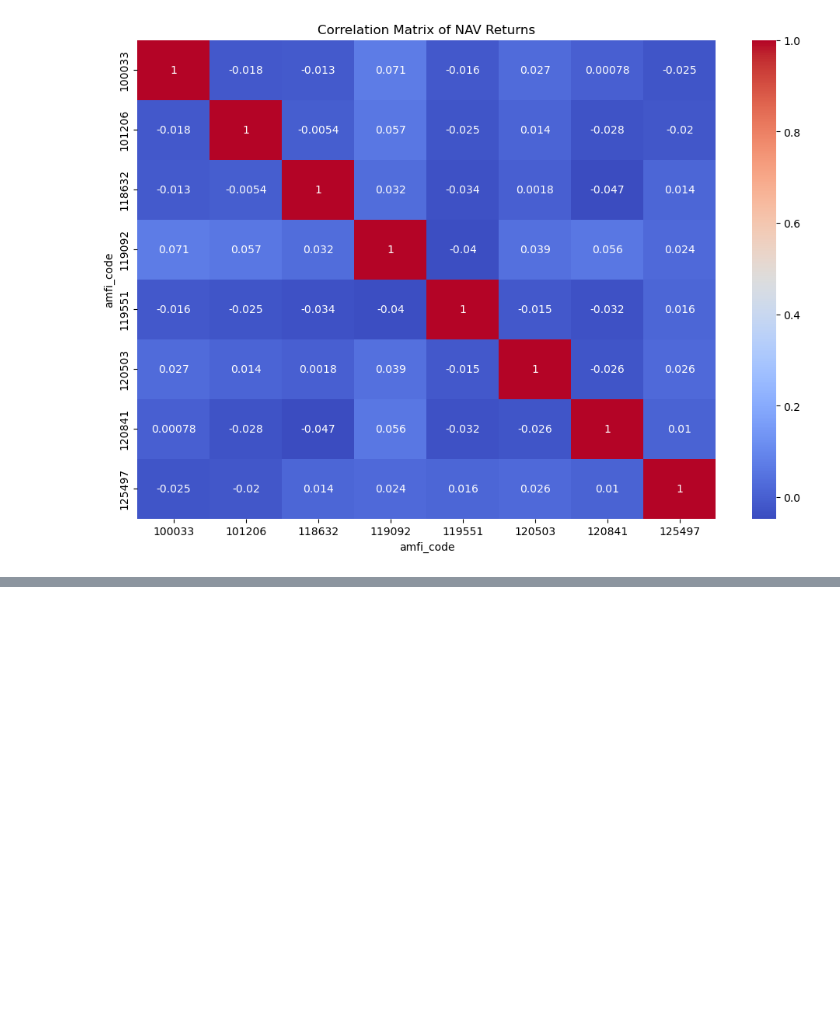
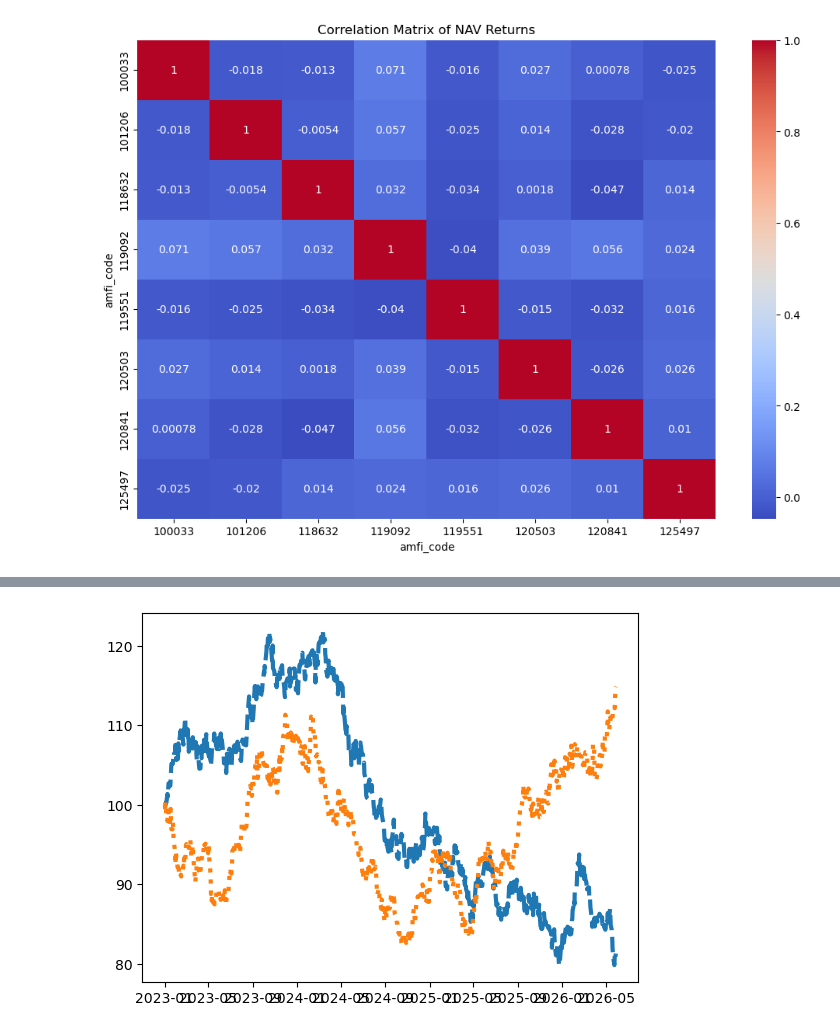
Before and after one commit to udayraj-gawande/Mutual-Fund-Analytics-Platform1, a Jupyter notebook: notebook/04_performance_analytics.ipynb, the cells around one changed output, grey strips where cells are left out. Drawn from its saved outputs; the diff is of its cells as text; code cells hidden in the pictures; blank space fills up the shorter version.

```diff
--- a/notebook/04_performance_analytics.ipynb
+++ b/notebook/04_performance_analytics.ipynb
@@ -81,0 +578,58 @@ plt.show()
+# %%
+nifty50_df = nifty50_df.sort_values(
+    'date'
+)
+
+nifty50_df['normalized_close'] = normalize(
+
+    nifty50_df['close_value']
+
+)
+
+nifty100_df = nifty100_df.sort_values(
+    'date'
+)
+
+nifty100_df['normalized_close'] = normalize(
+
+    nifty100_df['close_value']
+
+)
+
+plt.plot(
+
+    nifty50_df['date'],
+
+    nifty50_df['normalized_close'],
+
+    linewidth=3,
+
+    linestyle='--',
+
+    label='NIFTY50'
+
+)
+
+plt.plot(
+
+    nifty100_df['date'],
+
+    nifty100_df['normalized_close'],
+
+    linewidth=3,
+
+    linestyle=':',
+
+    label='NIFTY100'
+
+)
+
+fund_df = fund_df.sort_values(
+    by=['amfi_code', 'date']
+)
+
+fund_df['fund_return'] = fund_df.groupby(
+    'amfi_code'
+)['nav'].pct_change()
+# %% [output]
+[figure, added]
```
Also changed, not shown: parts of 9 cells of this notebook, 2 other files.
